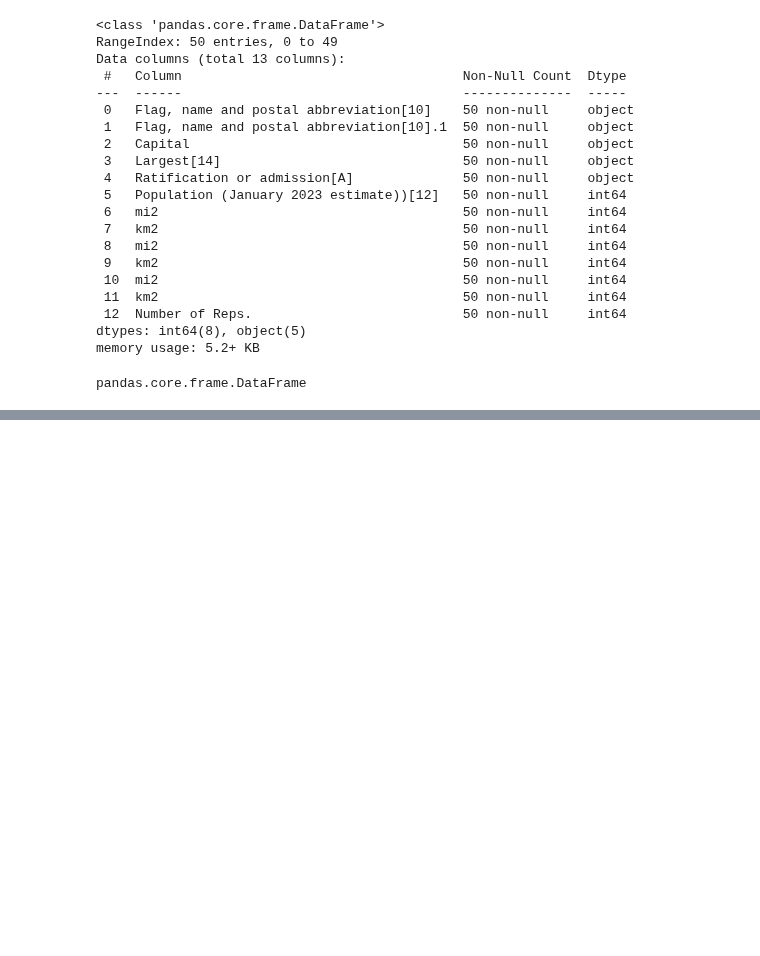
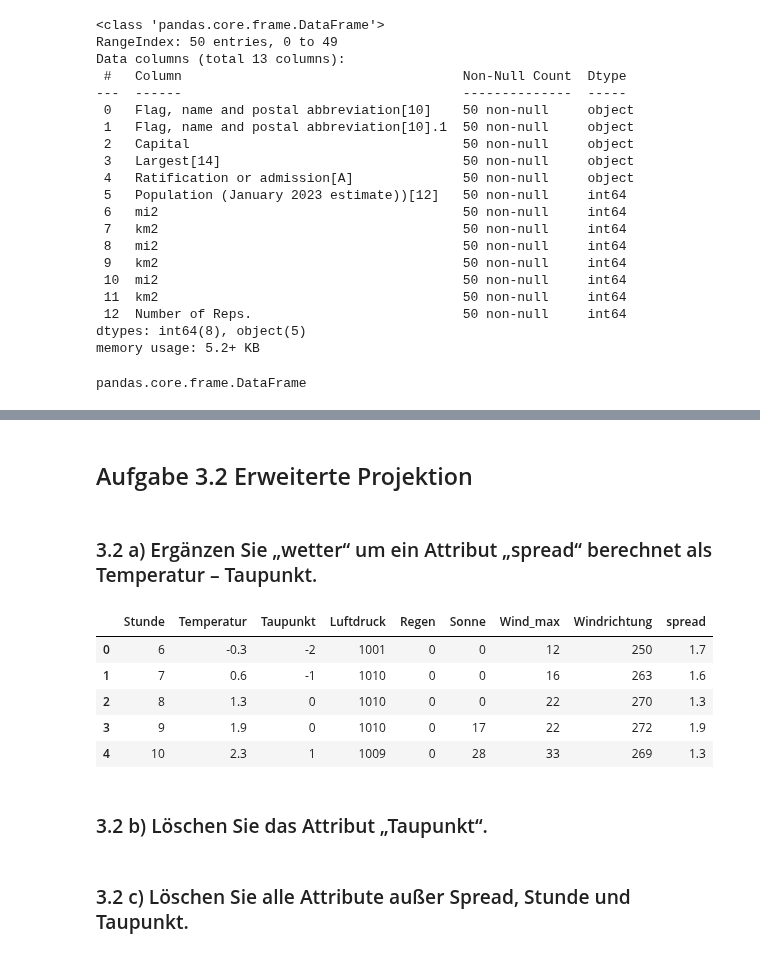
Before and after one commit to OOS-Team/DsKi_DataPreparation, a Jupyter notebook: Aufgabe2_3.ipynb, the cells around one changed output, grey strips where cells are left out. Cells and saved outputs as stored; diff of their text form; code cells hidden in the pictures; blank space fills up the shorter version.

Commit message:
Aufgabe 3 a,b,c

```diff
--- a/Aufgabe2_3.ipynb
+++ b/Aufgabe2_3.ipynb
@@ -221,0 +253,13 @@ states.head()
+# %%
+wetter = {
+    "Stunde": [6, 7, 8, 9, 10, 11, 12, 13, 14, 15, 16, 17, 18, 19, 20, 21, 22, 23, 1, 2, 3, 4, 5],
+    "Temperatur": [-0.3, 0.6, 1.3, 1.9, 2.3, 2.4, 3.1, 3.4, 3.5, 3.4, 3.5, 3.6, 4.0, 4.6, 4.8, 4.7, 3.3, 2.8, -0.6, -0.8, -0.7, -0.4, -0.3],
+    "Taupunkt": [-2, -1, -0, 0, 1, 1, 1, 2, 2, 2, 2, 2, 3, 3, 3, 3, 1, -0, -2, -2, -2, -2, -2],
+    "Luftdruck": [1001, 1010, 1010, 1010, 1009, 1008, 1007, 1006, 1004, 1003, 1001, 1000, 999, 997, 997, 996, 995, 994, 1012, 1012, 1012, 1011, 1011],
+    "Regen": [0, 0, 0, 0, 0, 0, 0, 0, 0, 0, 1, 1, 1, 2, 3, 4, 4, 5, 0, 0, 0, 0, 0],
+    "Sonne": [0, 0, 0, 17, 28, 27, 38, 33, 13, 1, 0, 0, 0, 0, 0, 0, 1, 0, 0, 0, 0, 0, 0],
+    "Wind_max": [12, 16, 22, 22, 33, 35, 35, 60, 44, 48, 56, 53, 50, 52, 54, 53, 95, 68, 13, 11, 9, 10, 12],
+    "Windrichtung":[250, 263, 270, 272, 269, 264, 266, 264, 256, 252, 251, 252, 257,258, 266, 274, 282, 287, 261, 248, 244, 270, 277]
+}
+wetter = pd.DataFrame(data=wetter)
+wetter.head()
@@ -221,0 +283,17 @@ states.head()
+# %% [markdown]
+## Aufgabe 3.2 Erweiterte Projektion
+# %% [markdown]
+### 3.2 a) Ergänzen Sie „wetter“ um ein Attribut „spread“ berechnet als Temperatur – Taupunkt.
+# %%
+# spread = Temp - Tau
+wetter['spread'] = wetter['Temperatur'] - wetter['Taupunkt']
+wetter.head()
+# %% [output]
+|  | Stunde | Temperatur | Taupunkt | Luftdruck | Regen | Sonne | Wind_max | Windrichtung | spread |
+| 0 | 6 | -0.3 | -2 | 1001 | 0 | 0 | 12 | 250 | 1.7 |
+| 1 | 7 | 0.6 | -1 | 1010 | 0 | 0 | 16 | 263 | 1.6 |
+| 2 | 8 | 1.3 | 0 | 1010 | 0 | 0 | 22 | 270 | 1.3 |
+| 3 | 9 | 1.9 | 0 | 1010 | 0 | 17 | 22 | 272 | 1.9 |
+| 4 | 10 | 2.3 | 1 | 1009 | 0 | 28 | 33 | 269 | 1.3 |
+# %% [markdown]
+### 3.2 b) Löschen Sie das Attribut „Taupunkt“.
@@ -221,0 +303,2 @@ states.head()
+# %% [markdown]
+### 3.2 c) Löschen Sie alle Attribute außer Spread, Stunde und Taupunkt.
```
Also changed, not shown: parts of 12 cells of this notebook.
